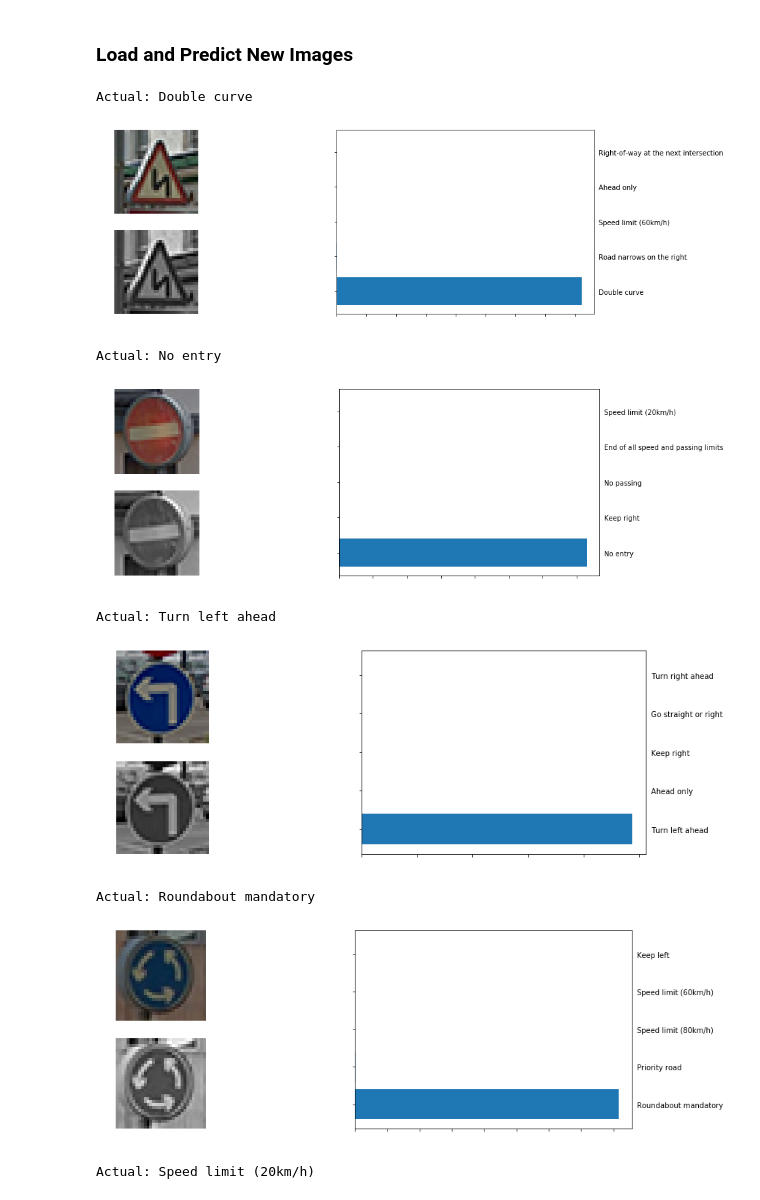
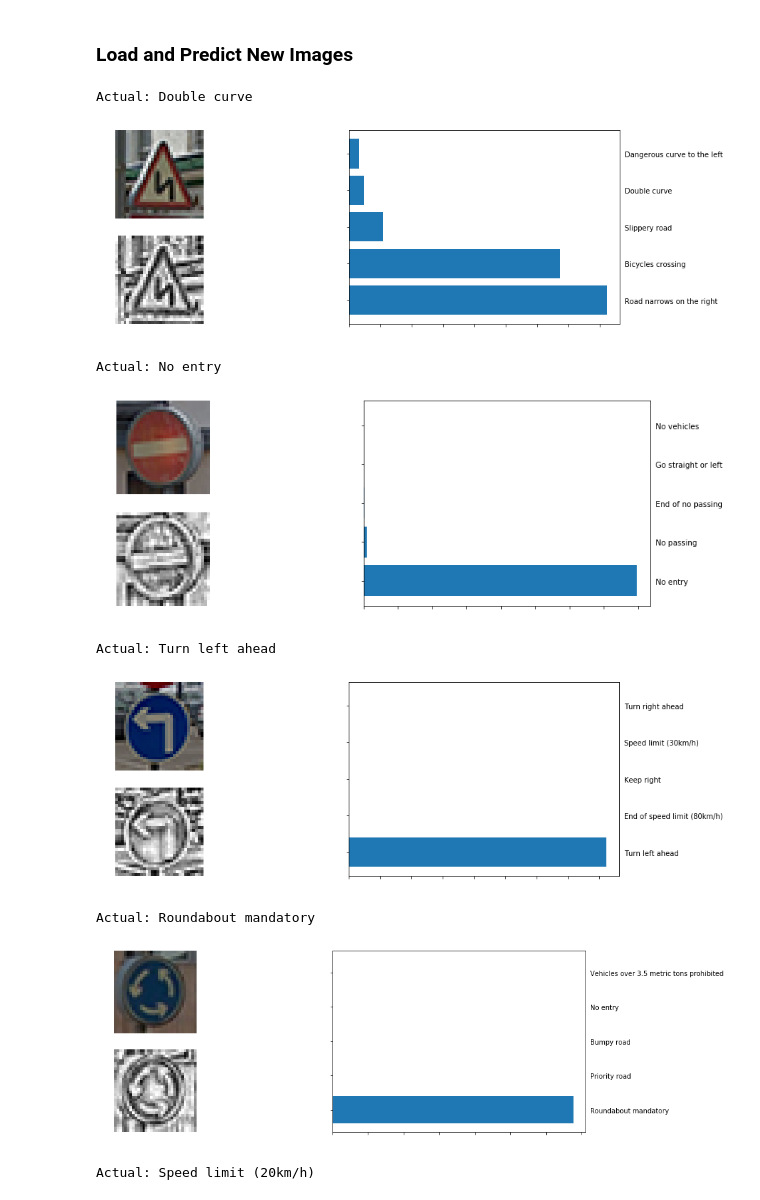
Before and after one commit to yazeedalrubyli/SDCND, a Jupyter notebook: Term1/Traffic-Sign-Classifier/Traffic_Sign_Classifier.ipynb, the cells around one changed output. Cells and saved outputs as stored; diff of their text form; code cells hidden in the pictures.

```diff
--- a/Term1/Traffic-Sign-Classifier/Traffic_Sign_Classifier.ipynb
+++ b/Term1/Traffic-Sign-Classifier/Traffic_Sign_Classifier.ipynb
@@ -158,8 +157,7 @@ def dataGen(X_train, y_train):
         width_shift_range=0.2,
         height_shift_range=0.2,
         shear_range=0.2,
-        zoom_range=0.2,
-        rescale=1./255)
+        zoom_range=0.2)
 
     train_aug = dataGen.flow(X_train, y_train, batch_size=X_train.shape[0])
 
@@ -178,9 +176,7 @@ def preprocess(images):
     count = 0
     for x in images:
         image = cv2.cvtColor(x, cv2.COLOR_BGR2GRAY)
-        clahe = cv2.createCLAHE(clipLimit=2.0, tileGridSize=(8,8))
-        image = clahe.apply(image)
-        image = (image / (255. - .5)).astype(np.float32)
+        image = cv2.createCLAHE(clipLimit=2.0, tileGridSize=(8,8)).apply(image)
         X_train_normalized[count] = np.expand_dims(image, axis=2)
         count += 1
     return X_train_normalized
@@ -189,6 +185,7 @@ X_train = preprocess(X_train)
 X_valid = preprocess(X_valid)
 X_test = preprocess(X_test)
 
+#X_train, y_train = dataGen(X_train, y_train)
 X_train, y_train = shuffle(X_train, y_train)
 # %% [output]
 Using TensorFlow backend.
@@ -196,22 +193,23 @@ Using TensorFlow backend.
 ### Model Architecture
 # %%
 from keras.models import Sequential
-from keras.layers import Dense, Dropout, Activation, Flatten, BatchNormalization
-from keras.layers import Convolution2D, MaxPooling2D, GlobalAveragePooling2D, BatchNormalization, ActivityRegularization
+from keras.layers import Dense, Dropout, Activation, BatchNormalization, Lambda
+from keras.layers import Conv2D, MaxPooling2D, GlobalAveragePooling2D, BatchNormalization
 
 def YazNet():
     model = Sequential()
-    model.add(Convolution2D(128, 5, 5, input_shape=(32, 32, 1)))
+    model.add(Lambda(lambda x: (x / 255.0) - 0.5, input_shape=(32, 32, 1)))
+    model.add(Conv2D(128, (5, 5)))
     model.add(Activation('relu'))
     model.add(MaxPooling2D(pool_size=(2, 2)))
     model.add(BatchNormalization())
 
-    model.add(Convolution2D(256, 5, 5))
+    model.add(Conv2D(256, (5, 5)))
     model.add(Activation('relu'))
     model.add(MaxPooling2D(pool_size=(2, 2)))
     model.add(BatchNormalization())
 
-    model.add(Convolution2D(512, 3, 3))
+    model.add(Conv2D(512, (3, 3)))
     model.add(Activation('relu'))
     model.add(MaxPooling2D(pool_size=(2, 2)))
     model.add(BatchNormalization())
@@ -245,10 +243,11 @@ sets imply underfitting. A high accuracy on the training set but low accuracy on
 ### Once a final model architecture is selected,
 ### the accuracy on the test set should be calculated and reported as well.
 ### Feel free to use as many code cells as needed.
-from keras.callbacks import ReduceLROnPlateau, EarlyStopping
+from keras.callbacks import ReduceLROnPlateau, EarlyStopping, TensorBoard
+import tensorflow as tf
 
 EPOCHS = 100
-BATCH_SIZE = 1024
+BATCH_SIZE = 512
 
 model = YazNet()
 
@@ -256,10 +255,11 @@ model = YazNet()
 reduce_lr = ReduceLROnPlateau(monitor='val_loss', factor=0.2,
                   patience=5, min_lr=0.001)
 earlyStopping = EarlyStopping(monitor='val_loss', patience=10, verbose=0)
+tensorBoard = TensorBoard(log_dir='./logs', histogram_freq=0, write_graph=True, write_images=True)
 
 # Compile and Run
 model.compile('adadelta', "sparse_categorical_crossentropy", ["accuracy"])
-model.fit(X_train, y_train, batch_size=BATCH_SIZE, nb_epoch=EPOCHS, shuffle=True, validation_data=(X_valid, y_valid), callbacks=[reduce_lr, earlyStopping])
+model.fit(X_train, y_train, batch_size=BATCH_SIZE, epochs=EPOCHS, shuffle=True, validation_data=(X_valid, y_valid), callbacks=[reduce_lr, earlyStopping, tensorBoard])
 
 (loss, accuracy) = model.evaluate(X_test, y_test, batch_size=BATCH_SIZE, verbose=1)
 
@@ -298,11 +298,11 @@ You may find `signnames.csv` useful as it contains mappings from the class id (i
 ### Feel free to use as many code cells as needed.
 from keras.preprocessing import image
 
-img_path = [[21,'new_data/1.png'],
-            [17,'new_data/2.png'],
-            [34,'new_data/3.png'],
-            [40,'new_data/4.png'],
-            [0,'new_data/5.png']]
+img_path = [[21,'1.png'],
+            [17,'2.png'],
+            [34,'3.png'],
+            [40,'4.png'],
+            [0,'5.png']]
 
 correct = 0
 for actual,path in img_path:
@@ -311,45 +311,45 @@ for actual,path in img_path:
 
     # preprocess
     img = cv2.cvtColor(img, cv2.COLOR_BGR2GRAY)
-    img = (img / (255. - .5)).astype(np.float32)
-
+    img = cv2.convertScaleAbs(img)
+    img = cv2.createCLAHE(clipLimit=2.0, tileGridSize=(8,8)).apply(img)
     x = np.ndarray(shape=(1,32,32,1))
     x[0] = np.expand_dims(img, axis=2)
 
     prediction = model.predict_proba(x, verbose=0)
 
     top_5 = prediction[0].argsort()[-5:][::-1]
 
     plt.figure(figsize = (15, 5))
 
     # Show actual image
     plt.subplot2grid((2, 2), (0, 0), colspan=1, rowspan=1)
     plt.imshow(img_actual)
     plt.axis('off')
 
     # Show preprocessed image
     plt.subplot2grid((2, 2), (1, 0), colspan=1, rowspan=1)
     plt.imshow(img, cmap='gray')
     plt.axis('off')
 
     # Show softmax top 5 prediction
     plt.subplot2grid((2, 2), (0, 1), colspan=1, rowspan=2)
     plt.yticks(np.arange(5), signnames[top_5])
     plt.barh(np.arange(5), prediction[0][top_5], align='center')
     plt.tick_params(axis='both', which='both', labelleft='off', labelright='on', labeltop='off', labelbottom='off')
 
     print("Actual: {}".format(signnames[actual]))
     plt.show()
 
     if actual == top_5[0]:
         correct += 1
 # %% [output]
 Actual: Double curve
-[figure, old version]
+[figure, new version]
 Actual: No entry
-[figure, old version]
+[figure, new version]
 Actual: Turn left ahead
-[figure, old version]
+[figure, new version]
 Actual: Roundabout mandatory
-[figure, old version]
+[figure, new version]
 Actual: Speed limit (20km/h)
```
Also changed, not shown: parts of 5 cells of this notebook, 1 other file.
